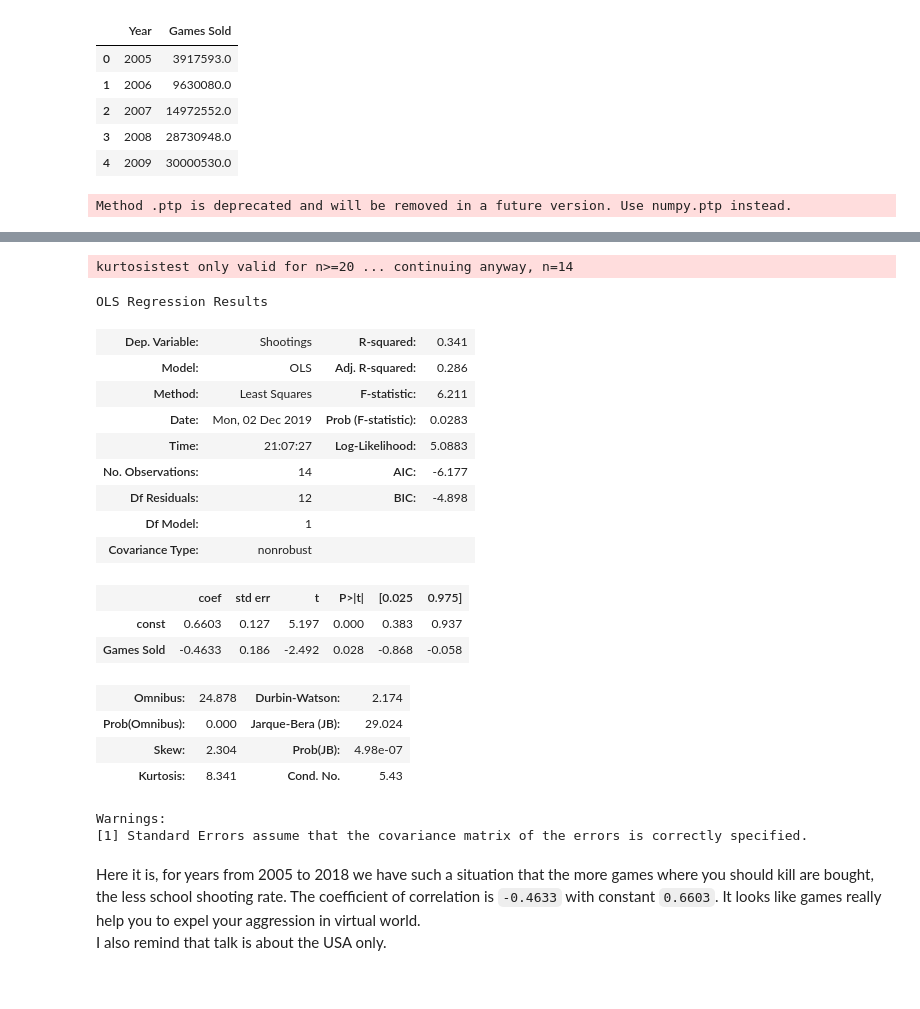
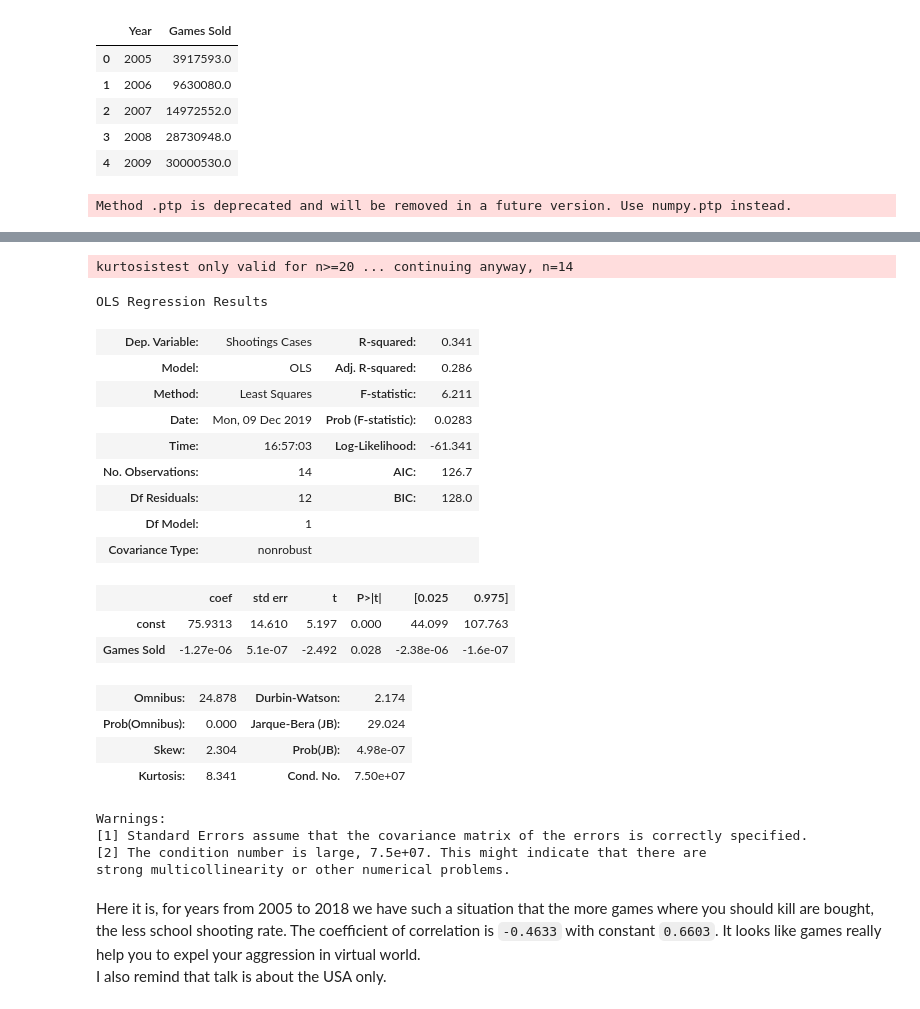
Before and after one commit to nazariyb/DoVideoGamesCauseAggression, a Jupyter notebook: DoVideoGamesCauseAggression.ipynb, the cells around one changed output, grey strips where cells are left out. Drawn from its saved outputs; the diff is of its cells as text; code cells hidden in the pictures.

```diff
--- a/DoVideoGamesCauseAggression.ipynb
+++ b/DoVideoGamesCauseAggression.ipynb
@@ -297,39 +358,41 @@ games_solds.head()
 | 3 | 2008 | 28730948.0 |
 | 4 | 2009 | 30000530.0 |
 # %%
-games_solds['Shootings'] = pd.Series(usa_shootings_years[(usa_shootings_years['Year'] >= 2005)\
+games_solds['Shootings Cases'] = pd.Series(usa_shootings_years[(usa_shootings_years['Year'] >= 2005)\
                        & (usa_shootings_years['Year'] <= 2018)]['Cases'].values)
-games_solds['Shootings'] /= max(games_solds['Shootings'])
-games_solds['Games Sold'] /= max(games_solds['Games Sold'])
+# games_solds['Shootings'] /= max(games_solds['Shootings'])
+# games_solds['Games Sold'] /= max(games_solds['Games Sold'])
 
-fig = px.scatter(games_solds, x="Games Sold", y="Shootings", trendline="ols")
+fig = px.scatter(games_solds, x="Games Sold", y="Shootings Cases", trendline="ols")
 fig.show()
 
 results = px.get_trendline_results(fig)
 results.px_fit_results.iloc[0].summary()
 # %% [output]
 Method .ptp is deprecated and will be removed in a future version. Use numpy.ptp instead.
 [interactive output not drawn]
 kurtosistest only valid for n>=20 ... continuing anyway, n=14
 OLS Regression Results
-| Dep. Variable: | Shootings | R-squared: | 0.341 |
+| Dep. Variable: | Shootings Cases | R-squared: | 0.341 |
 | Model: | OLS | Adj. R-squared: | 0.286 |
 | Method: | Least Squares | F-statistic: | 6.211 |
-| Date: | Mon, 02 Dec 2019 | Prob (F-statistic): | 0.0283 |
-| Time: | 21:07:27 | Log-Likelihood: | 5.0883 |
-| No. Observations: | 14 | AIC: | -6.177 |
-| Df Residuals: | 12 | BIC: | -4.898 |
+| Date: | Mon, 09 Dec 2019 | Prob (F-statistic): | 0.0283 |
+| Time: | 16:57:03 | Log-Likelihood: | -61.341 |
+| No. Observations: | 14 | AIC: | 126.7 |
+| Df Residuals: | 12 | BIC: | 128.0 |
 | Df Model: | 1 |  |  |
 | Covariance Type: | nonrobust |  |  |
 |  | coef | std err | t | P>|t| | [0.025 | 0.975] |
-| const | 0.6603 | 0.127 | 5.197 | 0.000 | 0.383 | 0.937 |
-| Games Sold | -0.4633 | 0.186 | -2.492 | 0.028 | -0.868 | -0.058 |
+| const | 75.9313 | 14.610 | 5.197 | 0.000 | 44.099 | 107.763 |
+| Games Sold | -1.27e-06 | 5.1e-07 | -2.492 | 0.028 | -2.38e-06 | -1.6e-07 |
 | Omnibus: | 24.878 | Durbin-Watson: | 2.174 |
 | Prob(Omnibus): | 0.000 | Jarque-Bera (JB): | 29.024 |
 | Skew: | 2.304 | Prob(JB): | 4.98e-07 |
-| Kurtosis: | 8.341 | Cond. No. | 5.43 |
+| Kurtosis: | 8.341 | Cond. No. | 7.50e+07 |
 Warnings:
 [1] Standard Errors assume that the covariance matrix of the errors is correctly specified.
+[2] The condition number is large, 7.5e+07. This might indicate that there are
+strong multicollinearity or other numerical problems.
 # %% [markdown]
 Here it is, for years from 2005 to 2018 we have such a situation that the more games where you should kill are bought, the less school shooting rate. The coefficient of correlation is `-0.4633` with constant `0.6603`. It looks like games really help you to expel your aggression in virtual world.<br>
 I also remind that talk is about the USA only.
```
Also changed, not shown: parts of 4 cells of this notebook.
